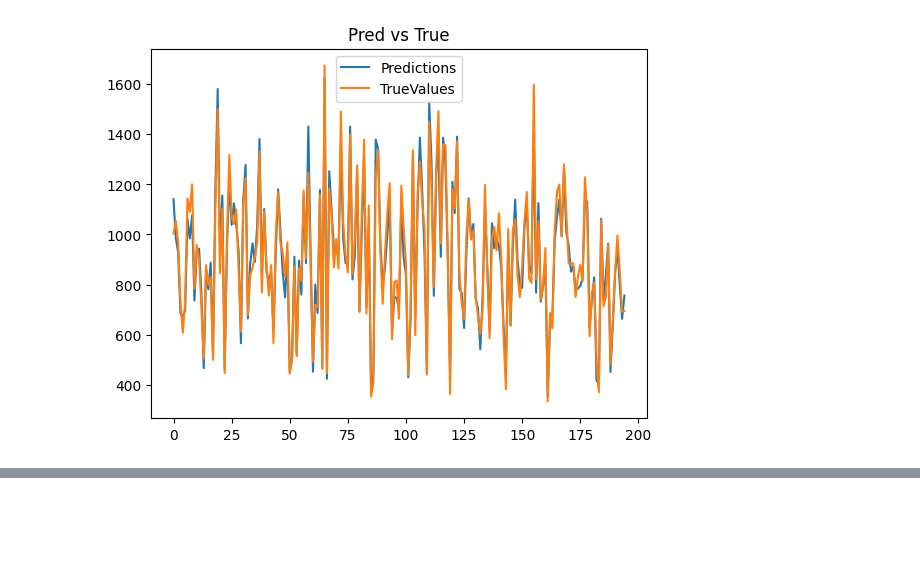
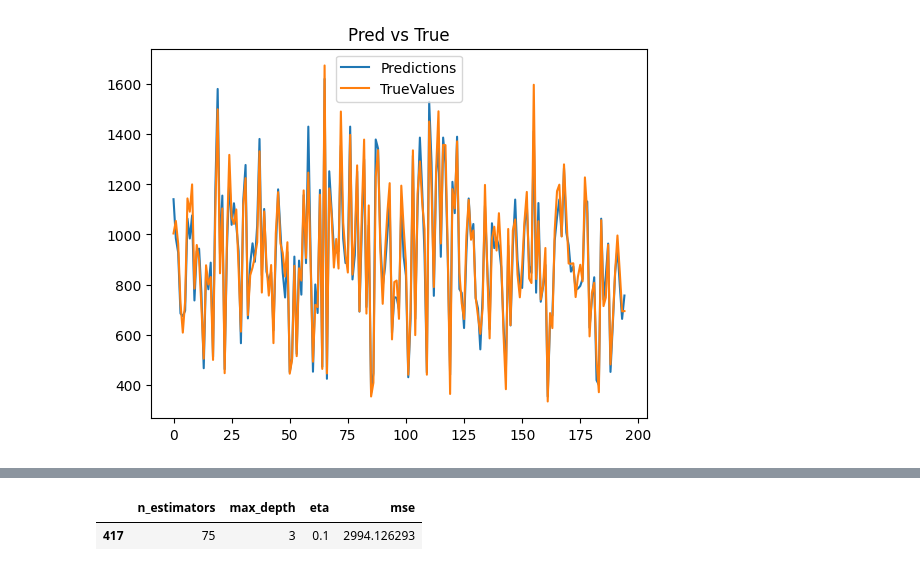
Before and after one commit to bruno-jga/calorie_burning_predictor_project, a Jupyter notebook: data_preparation_and_model_testing_ntbk.ipynb, the cells around one changed output, grey strips where cells are left out. Drawn from its saved outputs; the diff is of its cells as text; code cells hidden in the pictures; blank space fills up the shorter version.

```diff
--- a/data_preparation_ntbk.ipynb
+++ b/data_preparation_and_model_testing_ntbk.ipynb
@@ -469,0 +558,8 @@ plot_predictions_and_true_values(y_pred, y_val)
+# %%
+min_mse=score_df['mse'].min()
+# %%
+row = score_df[score_df["mse"] == min_mse]
+row
+# %% [output]
+|  | n_estimators | max_depth | eta | mse |
+| 417 | 75 | 3 | 0.1 | 2994.126293 |
```
Also changed, not shown: parts of 29 cells of this notebook, 2 other files.
